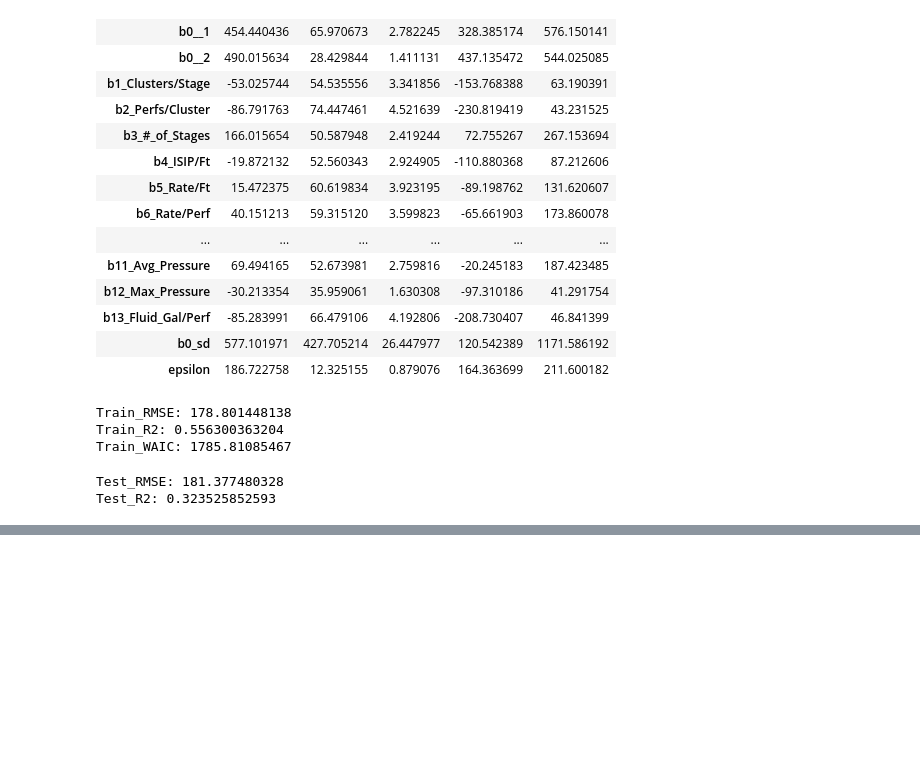
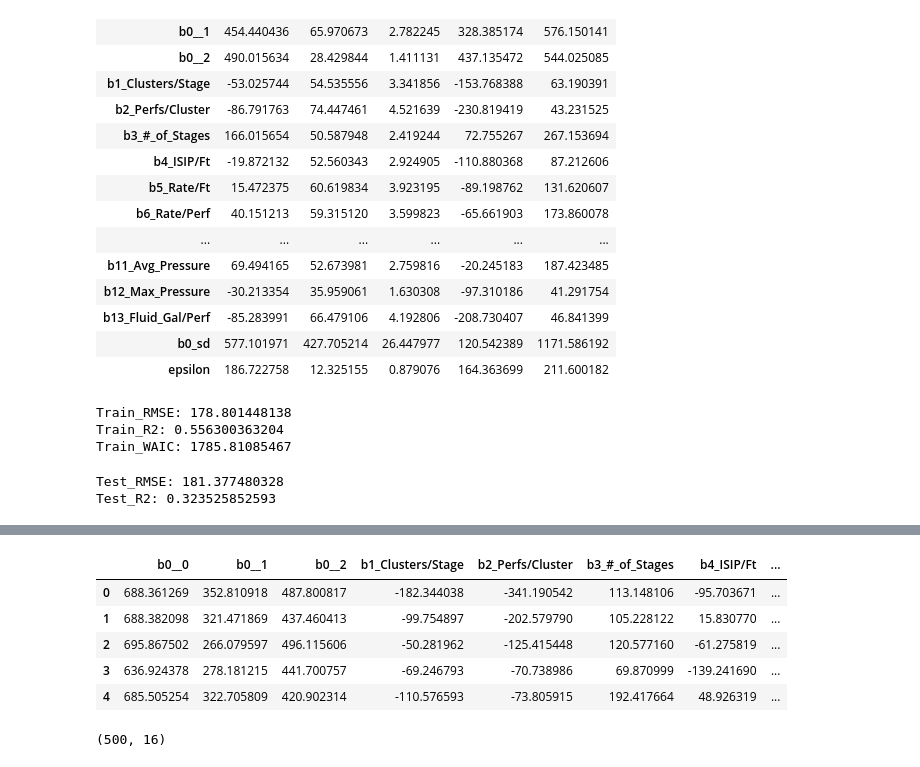
Before and after one commit to jpgrana/bayesian-approach-predicting-well-production, a Jupyter notebook: model_reservoir.ipynb, the cells around one changed output, grey strips where cells are left out. Drawn from its saved outputs; the diff is of its cells as text; code cells hidden in the pictures; blank space fills up the shorter version.

```diff
--- a/model_reservoir.ipynb
+++ b/model_reservoir.ipynb
@@ -409,0 +442,13 @@ Test_R2: 0.323525852593
+# %%
+coeff_res_unpooled.head()
+# %% [output]
+|  | b0__0 | b0__1 | b0__2 | b1_Clusters/Stage | b2_Perfs/Cluster | b3_#_of_Stages | b4_ISIP/Ft | ... |
+| 0 | 688.361269 | 352.810918 | 487.800817 | -182.344038 | -341.190542 | 113.148106 | -95.703671 | ... |
+| 1 | 688.382098 | 321.471869 | 437.460413 | -99.754897 | -202.579790 | 105.228122 | 15.830770 | ... |
+| 2 | 695.867502 | 266.079597 | 496.115606 | -50.281962 | -125.415448 | 120.577160 | -61.275819 | ... |
+| 3 | 636.924378 | 278.181215 | 441.700757 | -69.246793 | -70.738986 | 69.870999 | -139.241690 | ... |
+| 4 | 685.505254 | 322.705809 | 420.902314 | -110.576593 | -73.805915 | 192.417664 | 48.926319 | ... |
+# %%
+coeff_res_unpooled.shape
+# %% [output]
+(500, 16)
```
Also changed, not shown: parts of 10 cells of this notebook, 1 other file.
